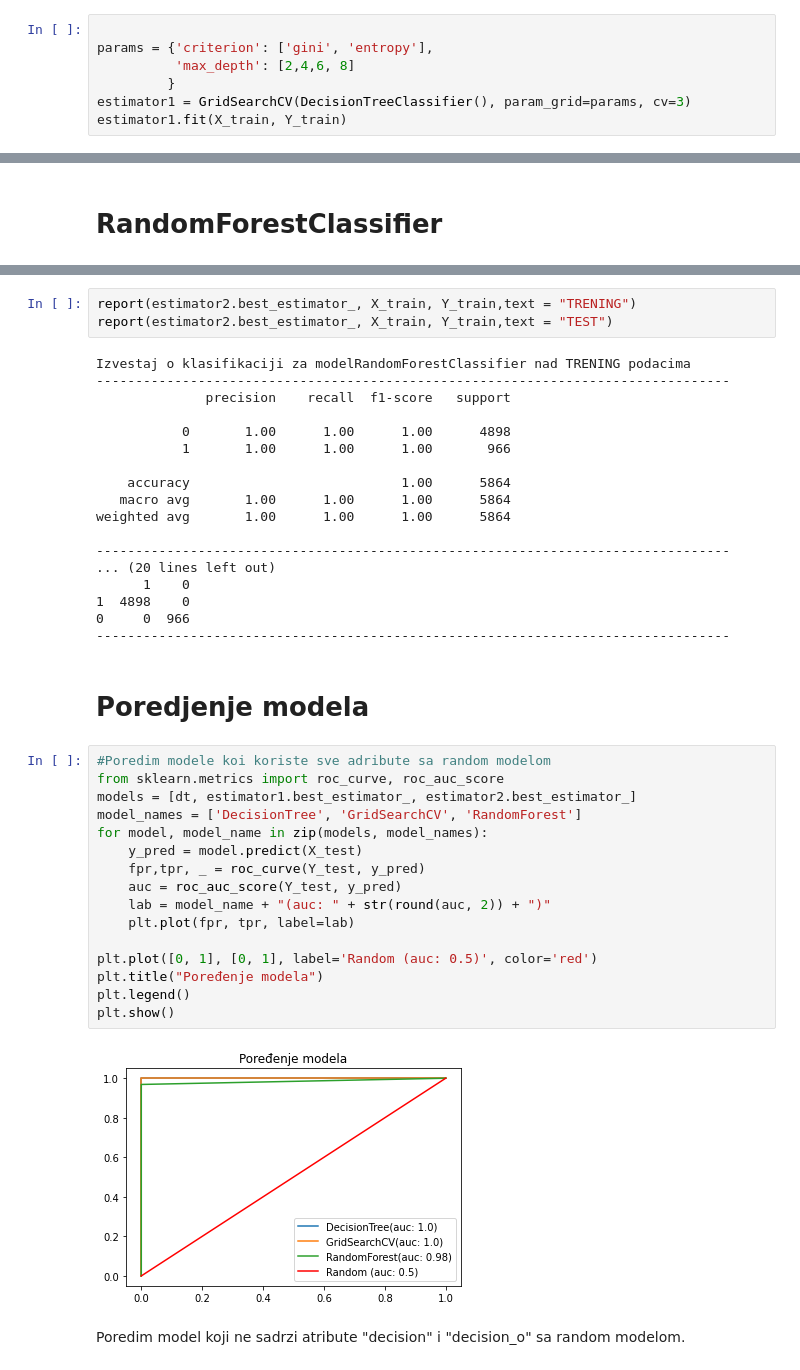
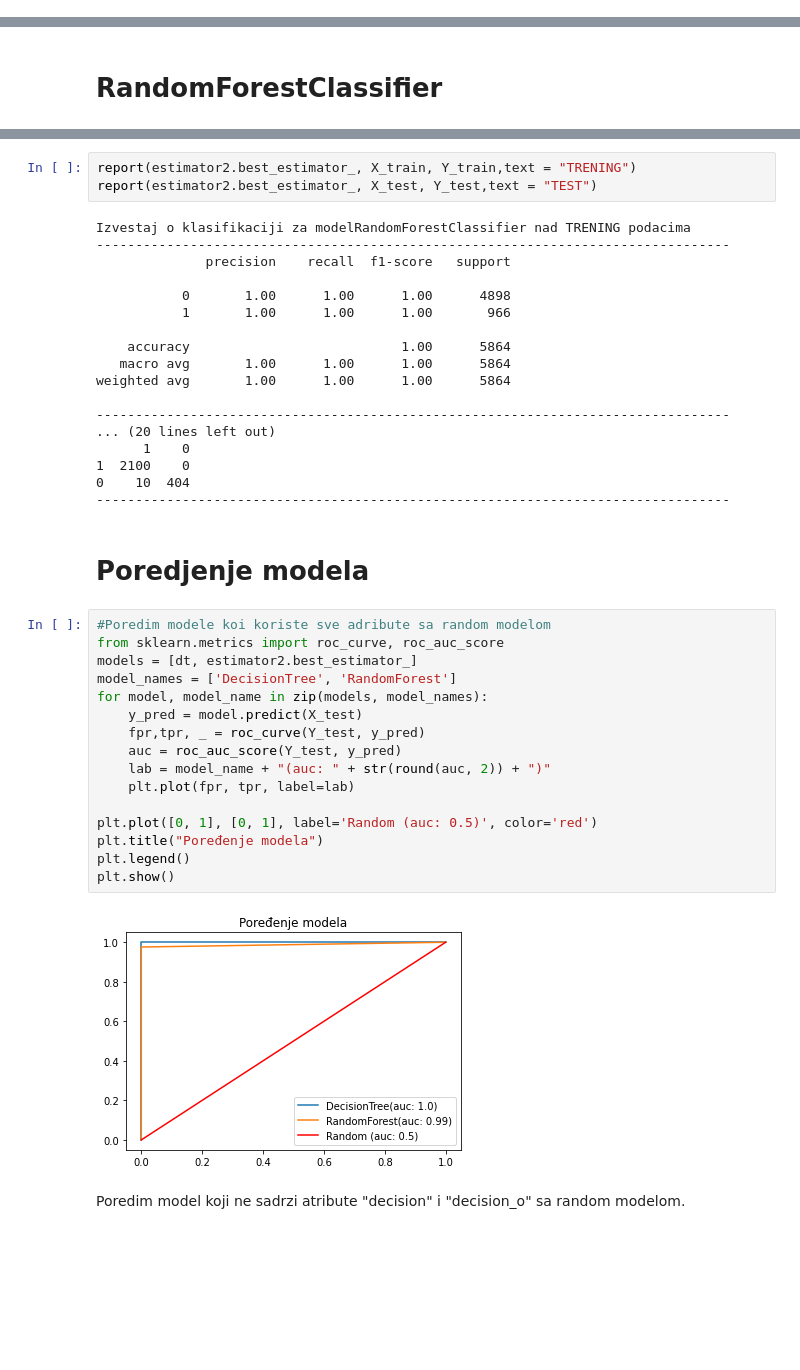
Before and after one commit to MATF-istrazivanje-podataka-1/2023_Data_Mining_SpeedDating_Dataset, a Jupyter notebook: modeli/klasifikacija/stablaOdlucivanja.ipynb, the cells around one changed output, grey strips where cells are left out. Cells and saved outputs as stored; diff of their text form; blank space fills up the shorter version.

```diff
--- a/modeli/klasifikacija/stablaOdlucivanja.ipynb
+++ b/modeli/klasifikacija/stablaOdlucivanja.ipynb
@@ -138,7 +133,0 @@ Model ima tacnost jedan na test skupu, ali probacemo i da podesimo hiper paramen
-# %%
-
-params = {'criterion': ['gini', 'entropy'],
-          'max_depth': [2,4,6, 8]
-         }
-estimator1 = GridSearchCV(DecisionTreeClassifier(), param_grid=params, cv=3)
-estimator1.fit(X_train, Y_train)
@@ -299,6 +258,6 @@ print(estimator2.best_params_)
 # %%
 report(estimator2.best_estimator_, X_train, Y_train,text = "TRENING")
-report(estimator2.best_estimator_, X_train, Y_train,text = "TEST")
+report(estimator2.best_estimator_, X_test, Y_test,text = "TEST")
 # %% [output]
 Izvestaj o klasifikaciji za modelRandomForestClassifier nad TRENING podacima
 ---------------------------------------------------------------------------------
@@ -314,29 +273,29 @@ weighted avg       1.00      1.00      1.00      5864
 ---------------------------------------------------------------------------------
 ... (20 lines left out)
       1    0
-1  4898    0
-0     0  966
+1  2100    0
+0    10  404
 ---------------------------------------------------------------------------------
 # %% [markdown]
 # Poredjenje modela
 # %%
 #Poredim modele koi koriste sve adribute sa random modelom
 from sklearn.metrics import roc_curve, roc_auc_score
-models = [dt, estimator1.best_estimator_, estimator2.best_estimator_]
-model_names = ['DecisionTree', 'GridSearchCV', 'RandomForest']
+models = [dt, estimator2.best_estimator_]
+model_names = ['DecisionTree', 'RandomForest']
 for model, model_name in zip(models, model_names):
     y_pred = model.predict(X_test)
     fpr,tpr, _ = roc_curve(Y_test, y_pred)
     auc = roc_auc_score(Y_test, y_pred)
     lab = model_name + "(auc: " + str(round(auc, 2)) + ")"
     plt.plot(fpr, tpr, label=lab)
 
 plt.plot([0, 1], [0, 1], label='Random (auc: 0.5)', color='red')
 plt.title("Poređenje modela")
 plt.legend()
 plt.show()
 # %% [output]
-[figure, old version]
+[figure, new version]
 # %% [markdown]
 Poredim model koji ne sadrzi atribute "decision" i "decision_o" sa random modelom.
 # %%
```
Also changed, not shown: parts of 20 cells of this notebook.
